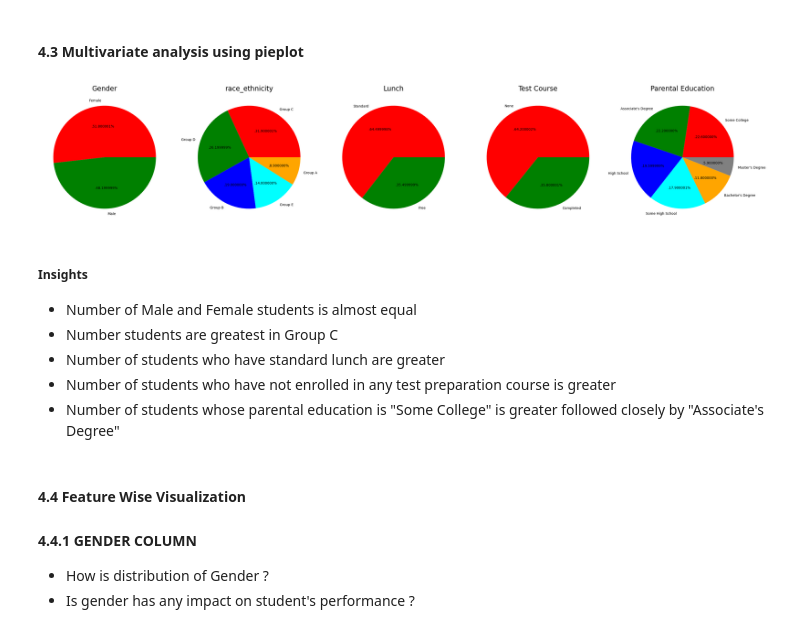
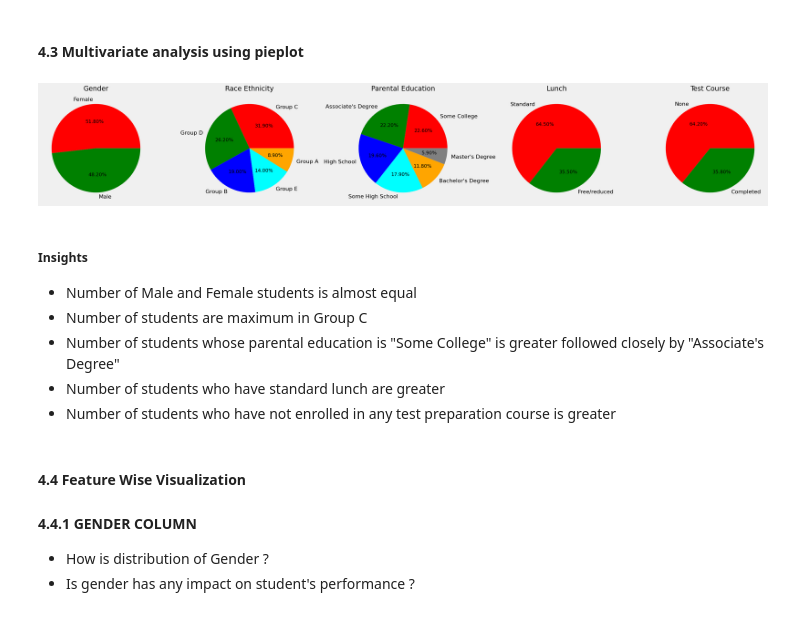
Before and after one commit to RKMahaur/ML-PROJECT-Student-Performance-Indicator, a Jupyter notebook: notebook/1 . EDA STUDENT PERFORMANCE .ipynb, the cells around one changed output. Saved outputs shown, nothing was run; the diff lists cells and outputs as text; code cells hidden in the pictures.

```diff
--- a/notebook/1 . EDA STUDENT PERFORMANCE .ipynb
+++ b/notebook/1 . EDA STUDENT PERFORMANCE .ipynb
@@ -224,8 +205,8 @@ df.head(2)
 # %% [markdown]
 ### 3.8 Adding columns for "Total Score" and "Average"
 # %%
-df['total score'] = df['math_score'] + df['reading_score'] + df['writing_score']
-df['average'] = df['total score']/len(numeric_features)
+df['total_score'] = df['math_score'] + df['reading_score'] + df['writing_score']
+df['average'] = df['total_score']/len(numeric_features)
 df.head()
 # %% [output]
 |  | gender | race_ethnicity | parental_level_of_education | lunch | test_preparation_course | math_score | ... |
@@ -361,74 +411,71 @@ plt.show()
 # %% [markdown]
 #### 4.3 Multivariate analysis using pieplot
 # %%
-plt.rcParams['figure.figsize'] = (30, 12)
+plt.rcParams['figure.figsize'] = (30, 15)
 
+# 1
 plt.subplot(1, 5, 1)
 size = df['gender'].value_counts()
 labels = 'Female', 'Male'
 color = ['red','green']
 
-
-plt.pie(size, colors = color, labels = labels,autopct = '.%2f%%')
+plt.pie(size, colors = color, labels = labels,autopct = '%2.2f%%')
 plt.title('Gender', fontsize = 20)
 plt.axis('off')
 
-
-
+# 2
 plt.subplot(1, 5, 2)
 size = df['race_ethnicity'].value_counts()
 labels = 'Group C', 'Group D','Group B','Group E','Group A'
 color = ['red', 'green', 'blue', 'cyan','orange']
 
-plt.pie(size, colors = color,labels = labels,autopct = '.%2f%%')
-plt.title('race_ethnicity', fontsize = 20)
+plt.pie(size, colors = color,labels = labels,autopct = '%2.2f%%')
+plt.title('Race Ethnicity', fontsize = 20)
 plt.axis('off')
 
+# 3
+plt.subplot(1, 5, 3)
+size = df['parental_level_of_education'].value_counts()
+labels = 'Some College', "Associate's Degree",'High School','Some High School',"Bachelor's Degree","Master's Degree"
+color = ['red', 'green', 'blue', 'cyan','orange','grey']
 
+plt.pie(size, colors = color,labels = labels,autopct = '%2.2f%%')
+plt.title('Parental Education', fontsize = 20)
+plt.axis('off')
 
-plt.subplot(1, 5, 3)
+# 4
+plt.subplot(1, 5, 4)
 size = df['lunch'].value_counts()
-labels = 'Standard', 'Free'
+labels = 'Standard', 'Free/reduced'
 color = ['red','green']
 
-plt.pie(size, colors = color,labels = labels,autopct = '.%2f%%')
+plt.pie(size, colors = color,labels = labels,autopct = '%2.2f%%')
 plt.title('Lunch', fontsize = 20)
 plt.axis('off')
 
-
-plt.subplot(1, 5, 4)
+# 5
+plt.subplot(1, 5, 5)
 size = df['test_preparation_course'].value_counts()
 labels = 'None', 'Completed'
 color = ['red','green']
 
-plt.pie(size, colors = color,labels = labels,autopct = '.%2f%%')
+plt.pie(size, colors = color,labels = labels,autopct = '%2.2f%%')
 plt.title('Test Course', fontsize = 20)
 plt.axis('off')
-
-
-plt.subplot(1, 5, 5)
-size = df['parental_level_of_education'].value_counts()
-labels = 'Some College', "Associate's Degree",'High School','Some High School',"Bachelor's Degree","Master's Degree"
-color = ['red', 'green', 'blue', 'cyan','orange','grey']
-
-plt.pie(size, colors = color,labels = labels,autopct = '.%2f%%')
-plt.title('Parental Education', fontsize = 20)
-plt.axis('off')
-
 
 plt.tight_layout()
 plt.grid()
 
 plt.show()
 # %% [output]
-[figure, old version]
+[figure, new version]
 # %% [markdown]
 #####  Insights
 - Number of Male and Female students is almost equal
-- Number students are greatest in Group C
+- Number of students are maximum in Group C
+- Number of students whose parental education is "Some College" is greater followed closely by "Associate's Degree"
 - Number of students who have standard lunch are greater
 - Number of students who have not enrolled in any test preparation course is greater
-- Number of students whose parental education is "Some College" is greater followed closely by "Associate's Degree"
 # %% [markdown]
 #### 4.4 Feature Wise Visualization
 #### 4.4.1 GENDER COLUMN
```
Also changed, not shown: parts of 52 cells of this notebook, 3 other files.
